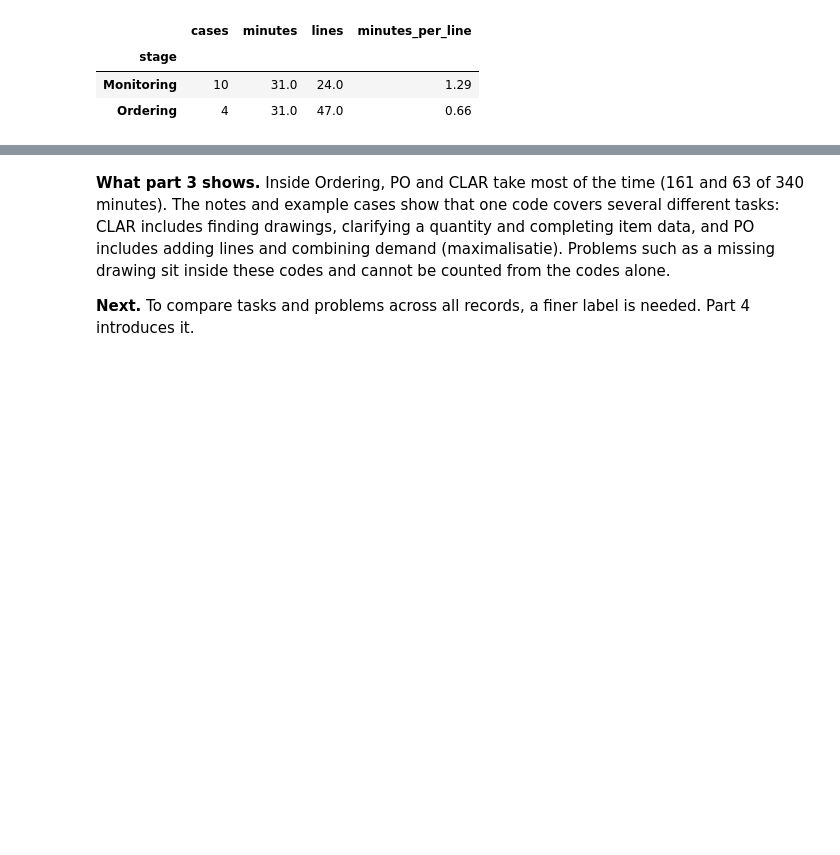
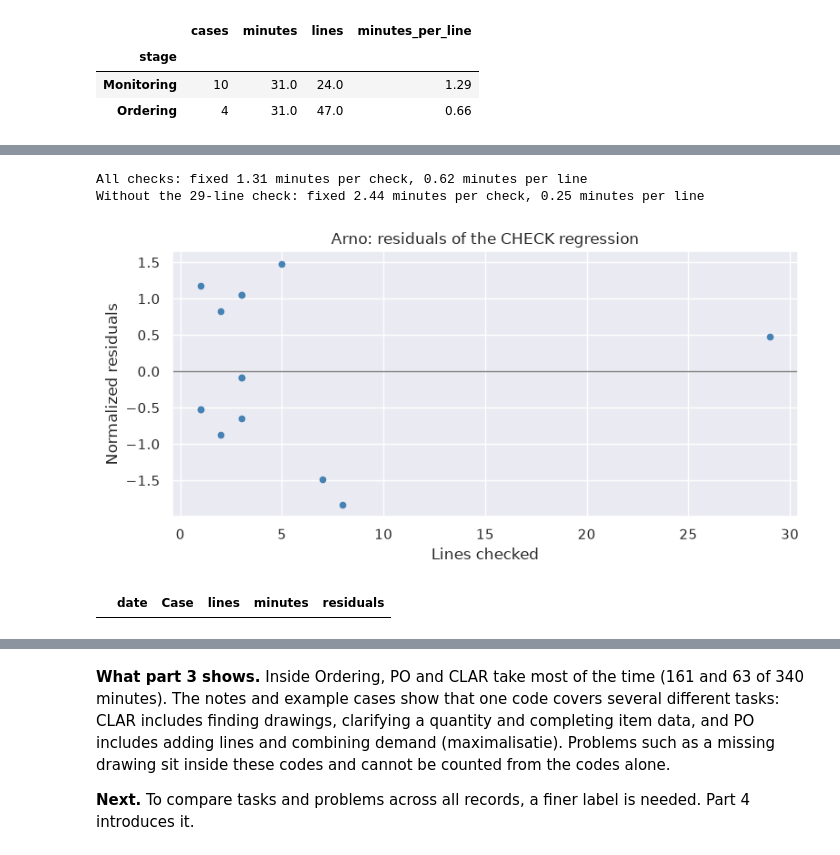
Before and after one commit to Luuuuuig/Bachelor-End-Project, a Jupyter notebook: Arno_Analysis_2026_10_02.ipynb, the cells around one changed output, grey strips where cells are left out. Drawn from its saved outputs; the diff is of its cells as text; code cells hidden in the pictures; blank space fills up the shorter version.

```diff
--- a/Arno_Analysis_2026_10_02.ipynb
+++ b/Arno_Analysis_2026_10_02.ipynb
@@ -990,3 +1022,39 @@ check_by_stage.round(2)
+# %%
+# Linear regression: minutes = fixed part + part per line
+X_check = check_cases[["lines"]]
+y_check = check_cases["minutes"]
+
+lm_check = LinearRegression()
+lm_check.fit(X_check, y_check)
+print("All checks: fixed", round(lm_check.intercept_, 2), "minutes per check,",
+      round(lm_check.coef_[0], 2), "minutes per line")
+
+# The same fit without the one large check
+small = check_cases["lines"] < 29
+lm_small = LinearRegression()
+lm_small.fit(X_check[small], y_check[small])
+print("Without the 29-line check: fixed", round(lm_small.intercept_, 2), "minutes per check,",
+      round(lm_small.coef_[0], 2), "minutes per line")
+# %% [output]
+All checks: fixed 1.31 minutes per check, 0.62 minutes per line
+Without the 29-line check: fixed 2.44 minutes per check, 0.25 minutes per line
+# %%
+# Normalized residuals of the fit on all checks, against the number of lines
+check_cases_vis = check_cases.copy()
+check_cases_vis["residuals"] = scale(y_check - lm_check.predict(X_check))
+
+ax = check_cases_vis.plot(kind="scatter", x="lines", y="residuals", color="steelblue", figsize=(8, 4))
+ax.axhline(0, color="gray", linewidth=1)
+ax.set_xlabel("Lines checked")
+ax.set_ylabel("Normalized residuals")
+ax.set_title("Arno: residuals of the CHECK regression")
+plt.tight_layout()
+plt.show()
+
+check_cases_vis.loc[check_cases_vis["residuals"].abs() > 2.5, ["date", "Case", "lines", "minutes", "residuals"]]
+# %% [output]
+[figure, added]
+|  | date | Case | lines | minutes | residuals |
 # %% [markdown]
 Adjusting for line volume gives a pooled CHECK rate of 0.87 minutes per line. Daily rates still differ, most line counts represent recorded order size, and complete observation is not independently established for every remaining check.
 
```
Also changed, not shown: parts of 7 cells of this notebook.
